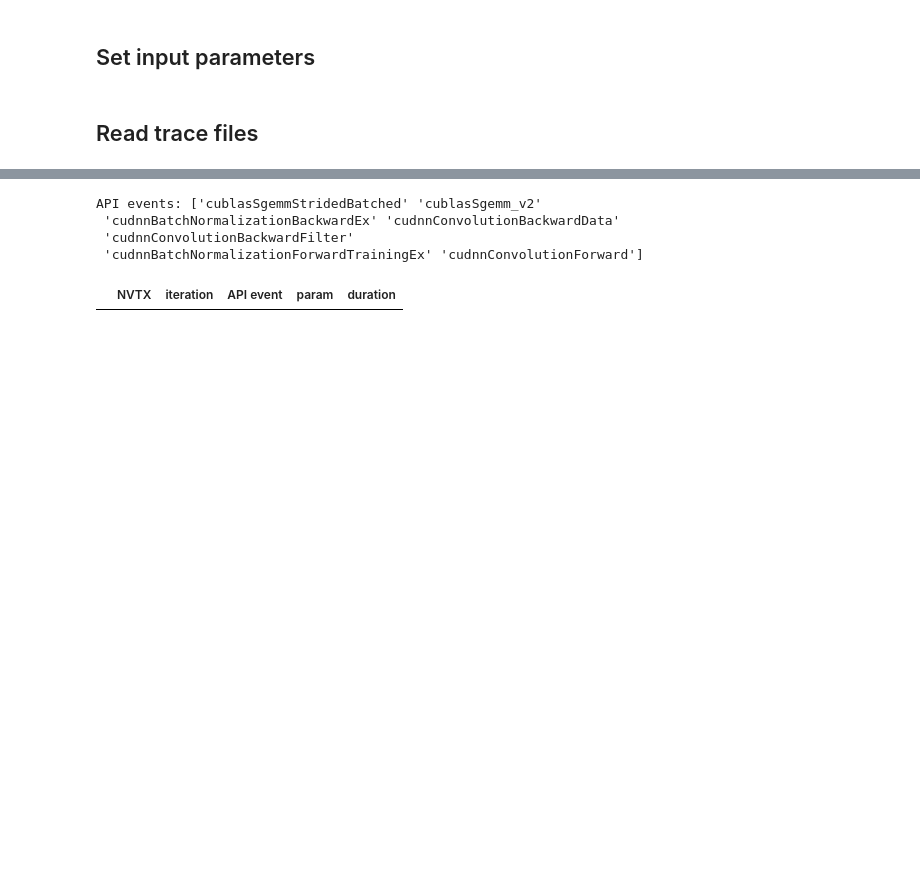
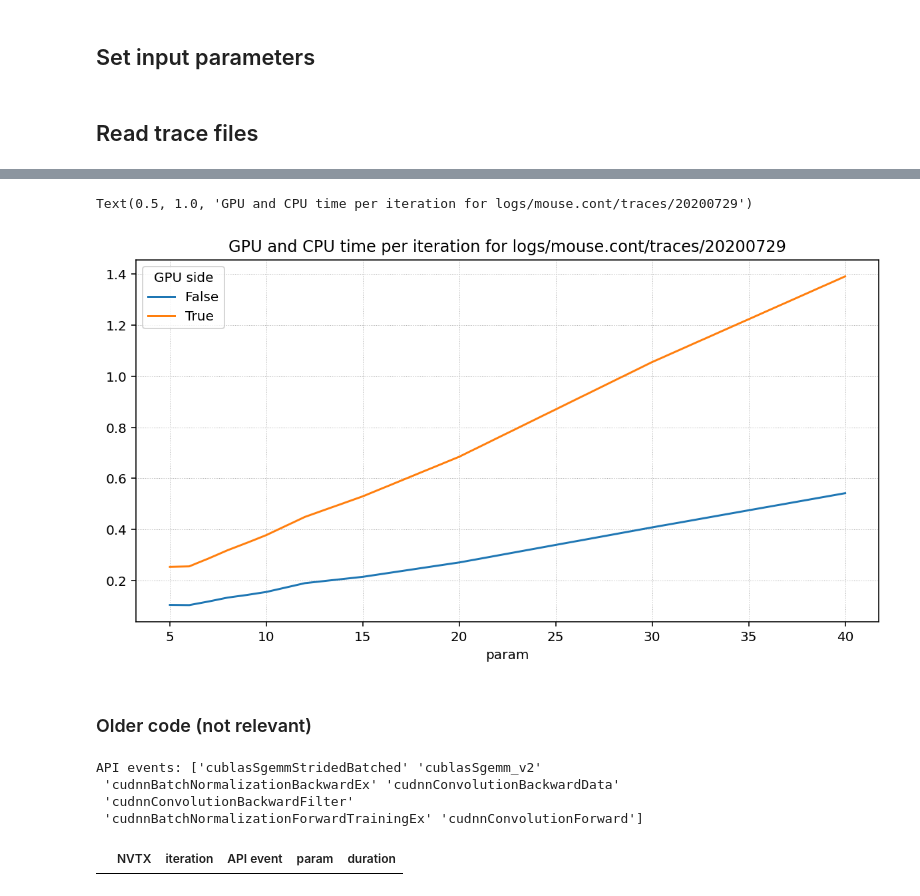
Before and after one commit to pyotr777/nsystraceparser, a Jupyter notebook: aggregateTimeFromMultipleTraces.ipynb, the cells around one changed output, grey strips where cells are left out. Drawn from its saved outputs; the diff is of its cells as text; code cells hidden in the pictures; blank space fills up the shorter version.

Commit message:
Updates for analyzing CPU time

```diff
--- a/aggregateTimeFromMultipleTraces.ipynb
+++ b/aggregateTimeFromMultipleTraces.ipynb
@@ -98,0 +119,14 @@ Reading /Users/peterbryzgalov/work/ML/nsystraceparser/logs/mouse.cont/traces/202
+# %%
+times = results.copy()
+times['NVTX'] = times['NVTX'].fillna('')
+# Use only iterations 3 and 4
+times = times[(times['NVTX'].str.contains('Iteration 3')) | (times['NVTX'].str.contains('Iteration 4'))]
+# Calculate aggregate time for FWD pass, loss, BWD pass and optupdate for GPU and CPU for each MBS
+times = times[(times['name'].isin(['FWD pass', 'BWD pass','Prediction and loss','Optimizer update']))]
+display(times.head())
+times = times.groupby(['GPU side','param']).agg('sum').reset_index(drop=False)
+times['param'] = times['param'].astype(int)
+times = times.pivot(columns='param',values='duration',index='GPU side')
+display(times.head())
+
+times
@@ -99,2 +148,12 @@ Reading /Users/peterbryzgalov/work/ML/nsystraceparser/logs/mouse.cont/traces/202
+# %%
+fig,ax = plt.subplots(figsize=(10,5),dpi=144)
+ax = times.T.plot(ax=ax)
+ax.grid(ls=':',lw=0.5)
+ax.set_title("GPU and CPU time per iteration for {}".format(logdir))
+# %% [output]
+Text(0.5, 1.0, 'GPU and CPU time per iteration for logs/mouse.cont/traces/20200729')
+[figure, added]
+# %% [markdown]
+### Older code (not relevant)
 # %%
 times = results.copy()
```
Also changed, not shown: parts of 6 cells of this notebook, 7 other files.
